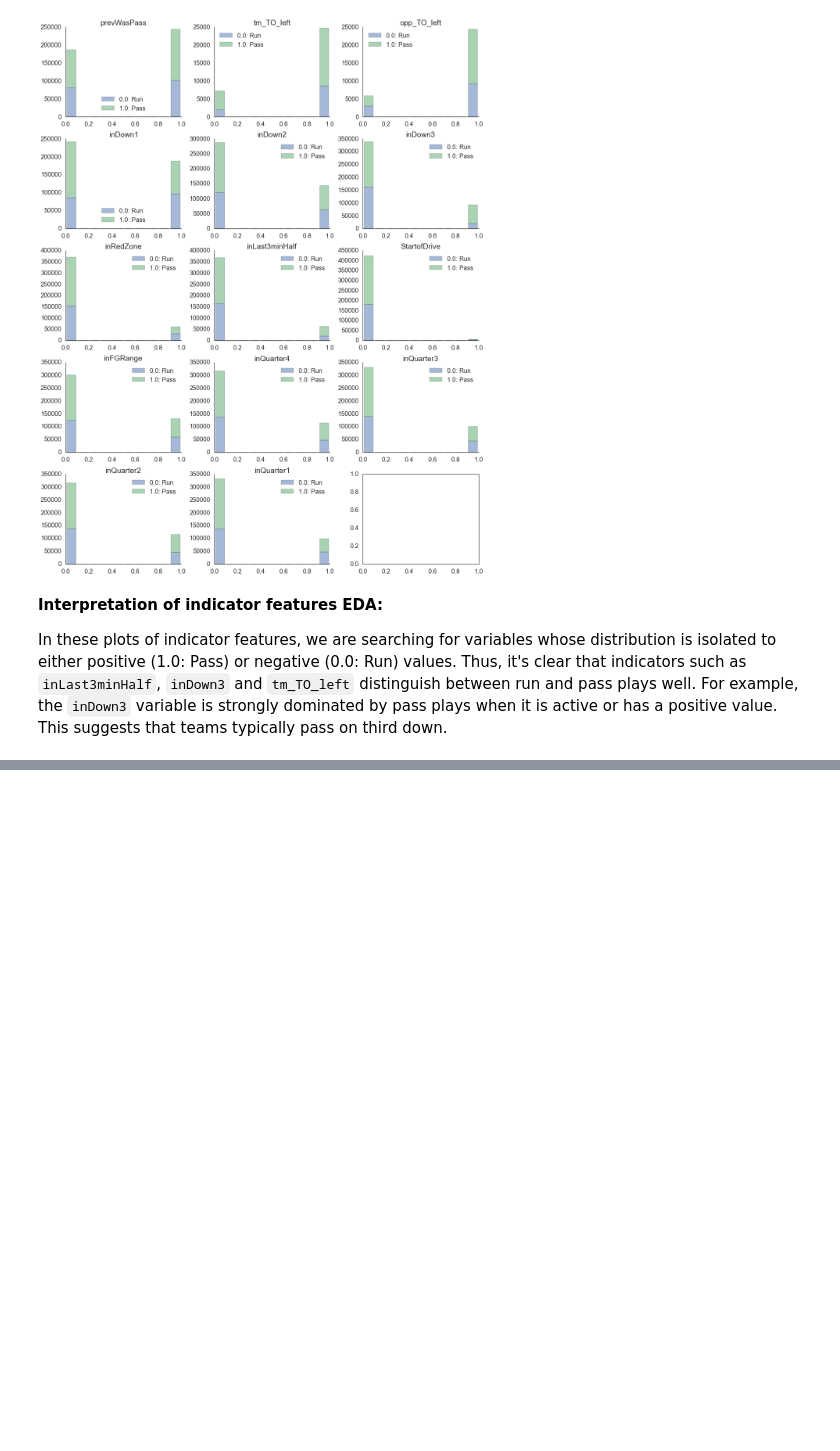
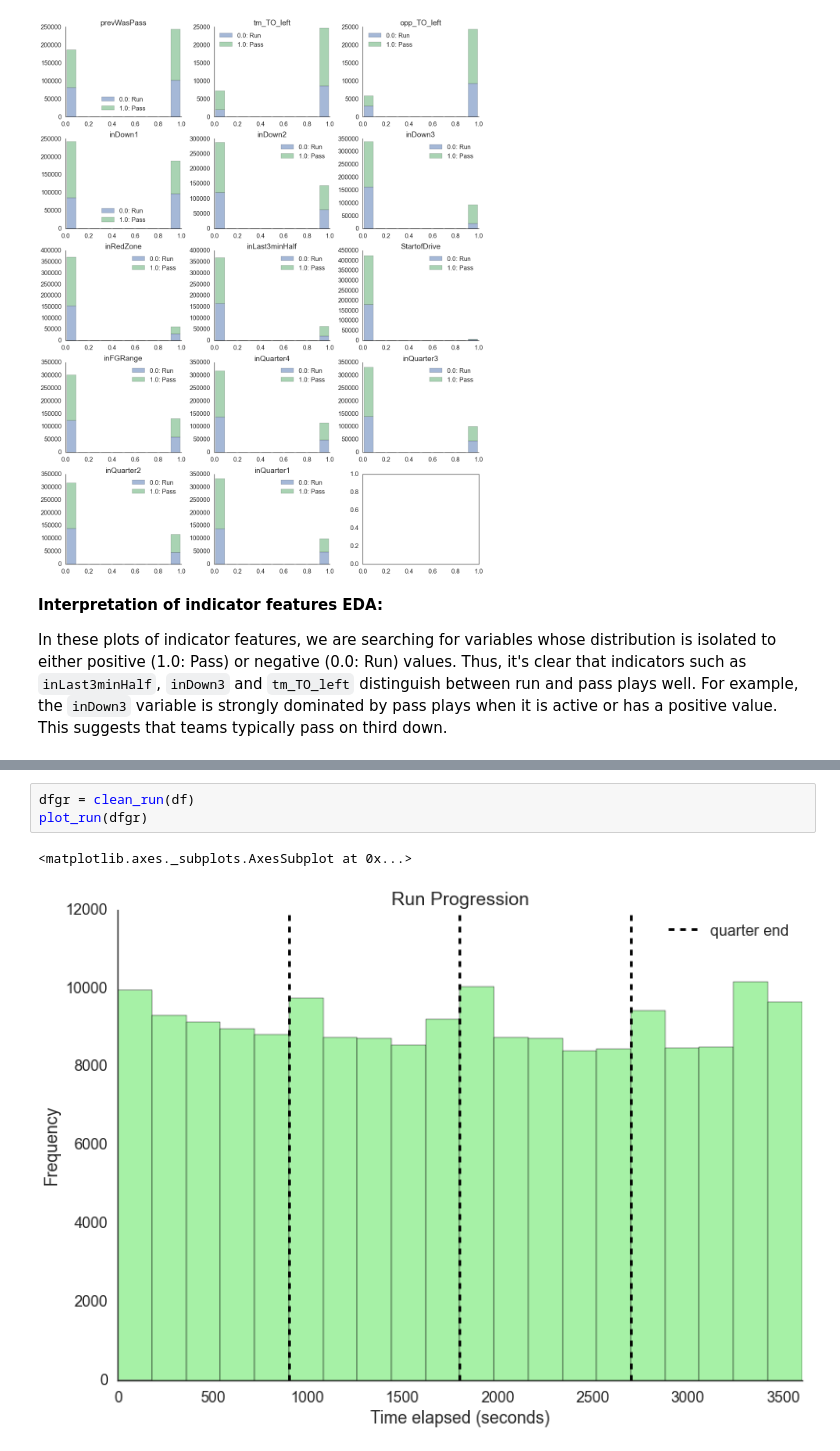
Before and after one commit to mdgoldberg/playprediction, a Jupyter notebook: Some EDA.ipynb, the cells around one changed output, grey strips where cells are left out. Drawn from its saved outputs; the diff is of its cells as text; blank space fills up the shorter version.

```diff
--- a/Some EDA.ipynb
+++ b/Some EDA.ipynb
@@ -118,0 +214,6 @@ In these plots of indicator features, we are searching for variables whose distr
+# %%
+dfgr = clean_run(df)
+plot_run(dfgr)
+# %% [output]
+<matplotlib.axes._subplots.AxesSubplot at 0x...>
+[figure, added]
```
Also changed, not shown: parts of 16 cells of this notebook, 2 other files.
